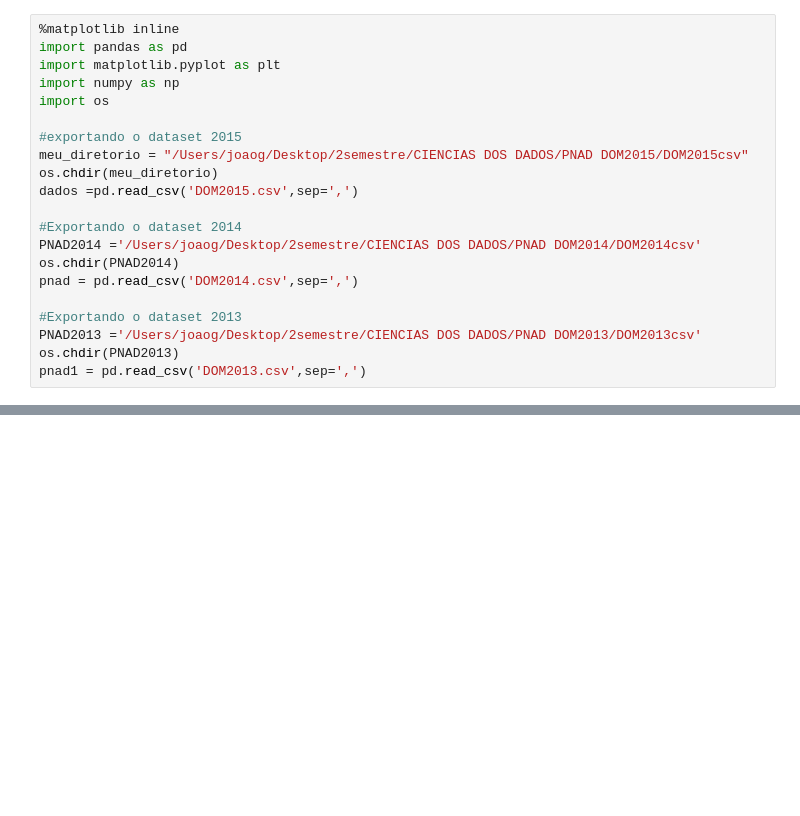
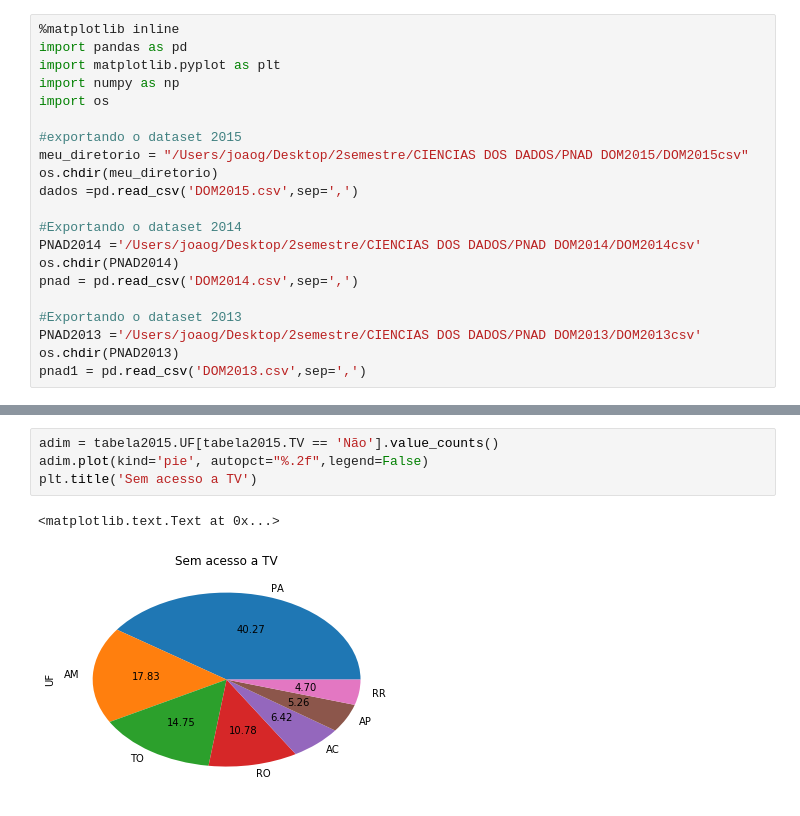
Before and after one commit to Joaogca/projeto1-CIENCIAS_DOS_DADOS, a Jupyter notebook: Tabela dos PNAD'S.ipynb, the cells around one changed output, grey strips where cells are left out. Saved outputs shown, nothing was run; the diff lists cells and outputs as text; blank space fills up the shorter version.

```diff
--- a/Tabela dos PNAD'S.ipynb
+++ b/Tabela dos PNAD'S.ipynb
@@ -167,0 +176,7 @@ See the caveats in the documentation: http://pandas.pydata.org/pandas-docs/stabl
+# %%
+adim = tabela2015.UF[tabela2015.TV == 'Não'].value_counts()
+adim.plot(kind='pie', autopct="%.2f",legend=False)
+plt.title('Sem acesso a TV')
+# %% [output]
+<matplotlib.text.Text at 0x...>
+[figure, added]
```
Also changed, not shown: parts of 9 cells of this notebook.
